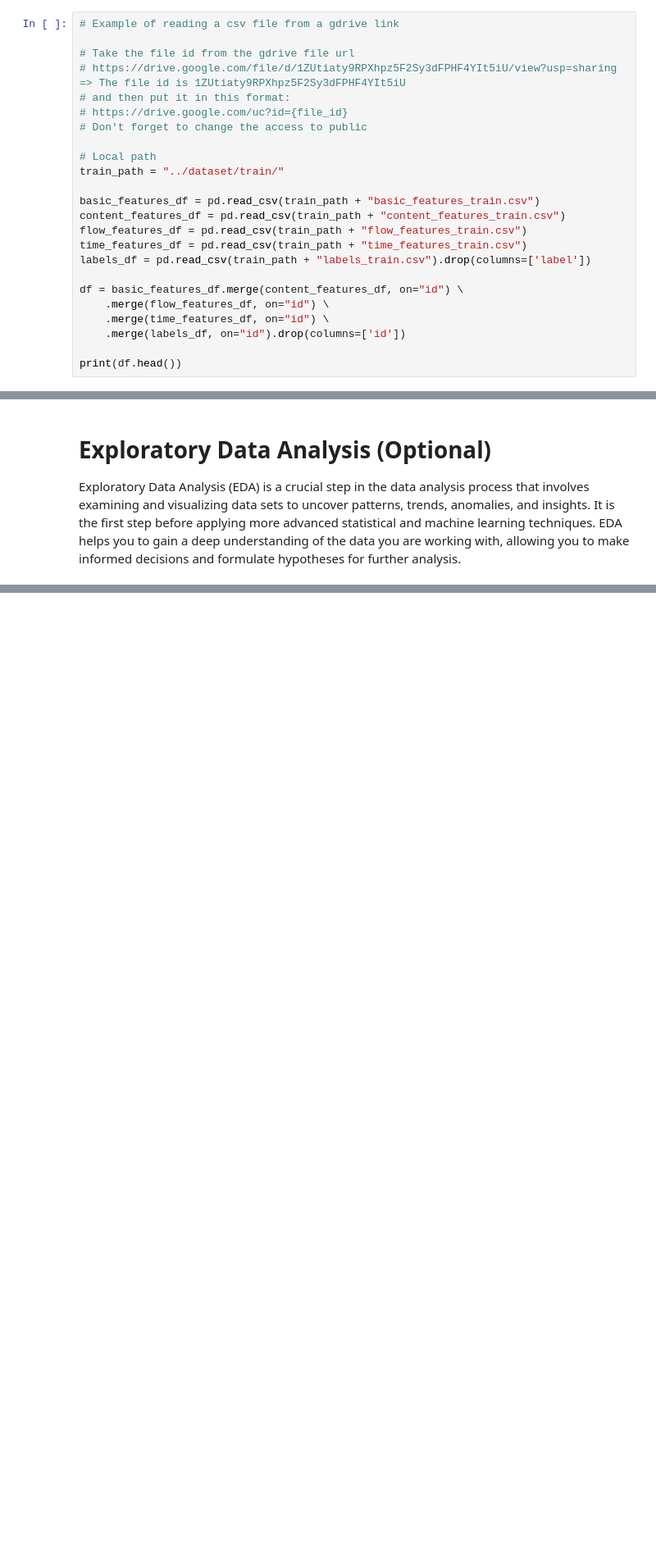
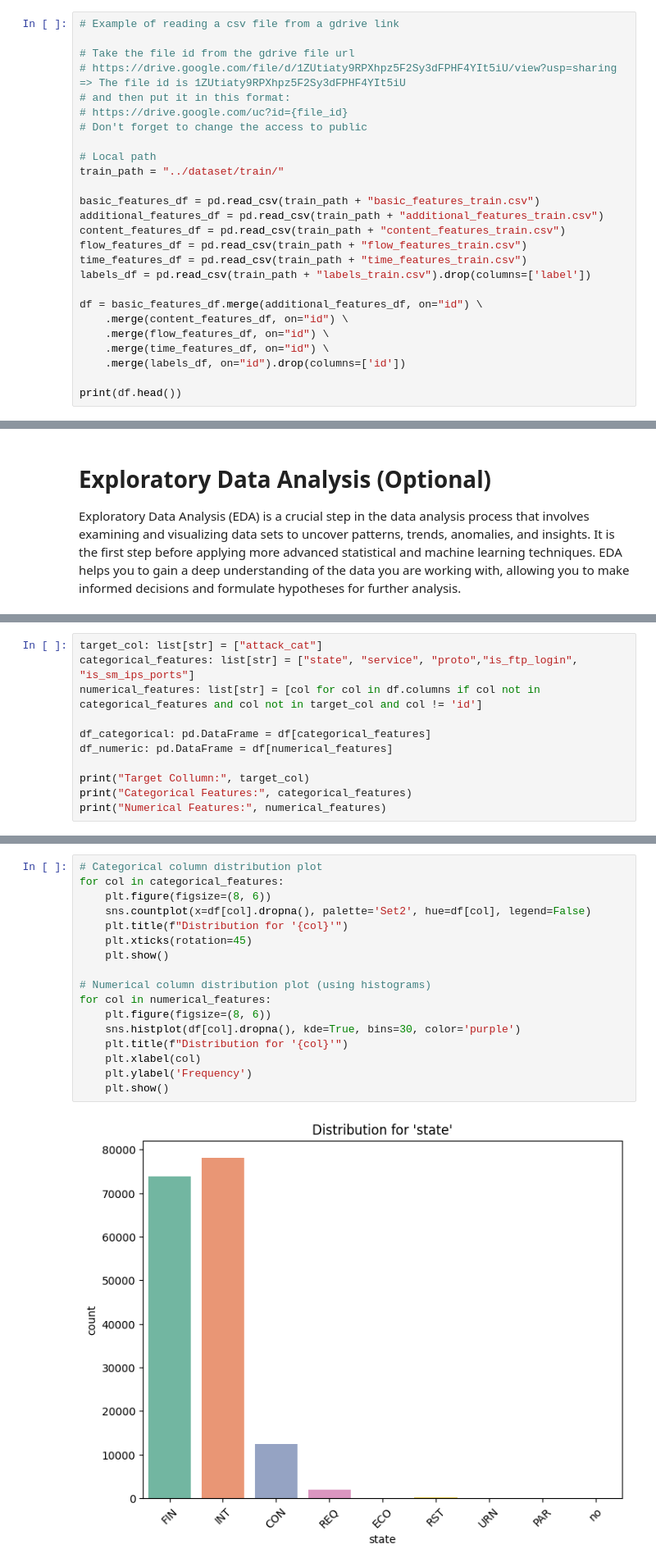
Before and after one commit to FedrianzD/Tubes-2-AI, a Jupyter notebook: src/Notebook.ipynb, the cells around one changed output, grey strips where cells are left out. Shown at 82% size. Saved outputs shown, nothing was run; the diff lists cells and outputs as text; blank space fills up the shorter version.

```diff
--- a/src/Notebook.ipynb
+++ b/src/Notebook.ipynb
@@ -40,12 +42,14 @@ def print_markdown(md_text):
 train_path = "../dataset/train/"
 
 basic_features_df = pd.read_csv(train_path + "basic_features_train.csv")
+additional_features_df = pd.read_csv(train_path + "additional_features_train.csv")
 content_features_df = pd.read_csv(train_path + "content_features_train.csv")
 flow_features_df = pd.read_csv(train_path + "flow_features_train.csv")
 time_features_df = pd.read_csv(train_path + "time_features_train.csv")
 labels_df = pd.read_csv(train_path + "labels_train.csv").drop(columns=['label'])
 
-df = basic_features_df.merge(content_features_df, on="id") \
+df = basic_features_df.merge(additional_features_df, on="id") \
+    .merge(content_features_df, on="id") \
     .merge(flow_features_df, on="id") \
     .merge(time_features_df, on="id") \
     .merge(labels_df, on="id").drop(columns=['id'])
@@ -238,0 +91,11 @@ Number of outliers: 7878 | Percentage of outliers: 4.49%
+# %%
+target_col: list[str] = ["attack_cat"]
+categorical_features: list[str] = ["state", "service", "proto","is_ftp_login", "is_sm_ips_ports"]
+numerical_features: list[str] = [col for col in df.columns if col not in categorical_features and col not in target_col and col != 'id']
+
+df_categorical: pd.DataFrame = df[categorical_features]
+df_numeric: pd.DataFrame = df[numerical_features]
+
+print("Target Collumn:", target_col)
+print("Categorical Features:", categorical_features)
+print("Numerical Features:", numerical_features)
@@ -238,0 +174,19 @@ Number of outliers: 7878 | Percentage of outliers: 4.49%
+# %%
+# Categorical column distribution plot
+for col in categorical_features:
+    plt.figure(figsize=(8, 6))
+    sns.countplot(x=df[col].dropna(), palette='Set2', hue=df[col], legend=False)
+    plt.title(f"Distribution for '{col}'")
+    plt.xticks(rotation=45)
+    plt.show()
+
+# Numerical column distribution plot (using histograms)
+for col in numerical_features:
+    plt.figure(figsize=(8, 6))
+    sns.histplot(df[col].dropna(), kde=True, bins=30, color='purple')
+    plt.title(f"Distribution for '{col}'")
+    plt.xlabel(col)
+    plt.ylabel('Frequency')
+    plt.show()
+# %% [output]
+[figure, added]
```
Also changed, not shown: parts of 29 cells of this notebook.
